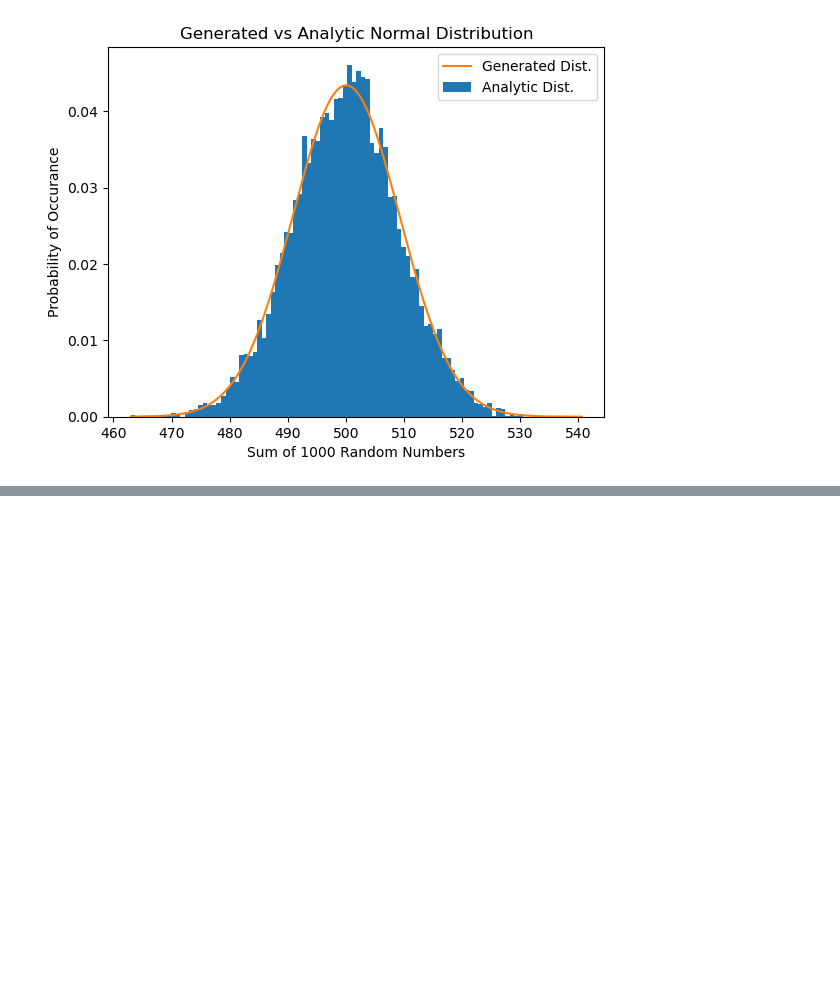
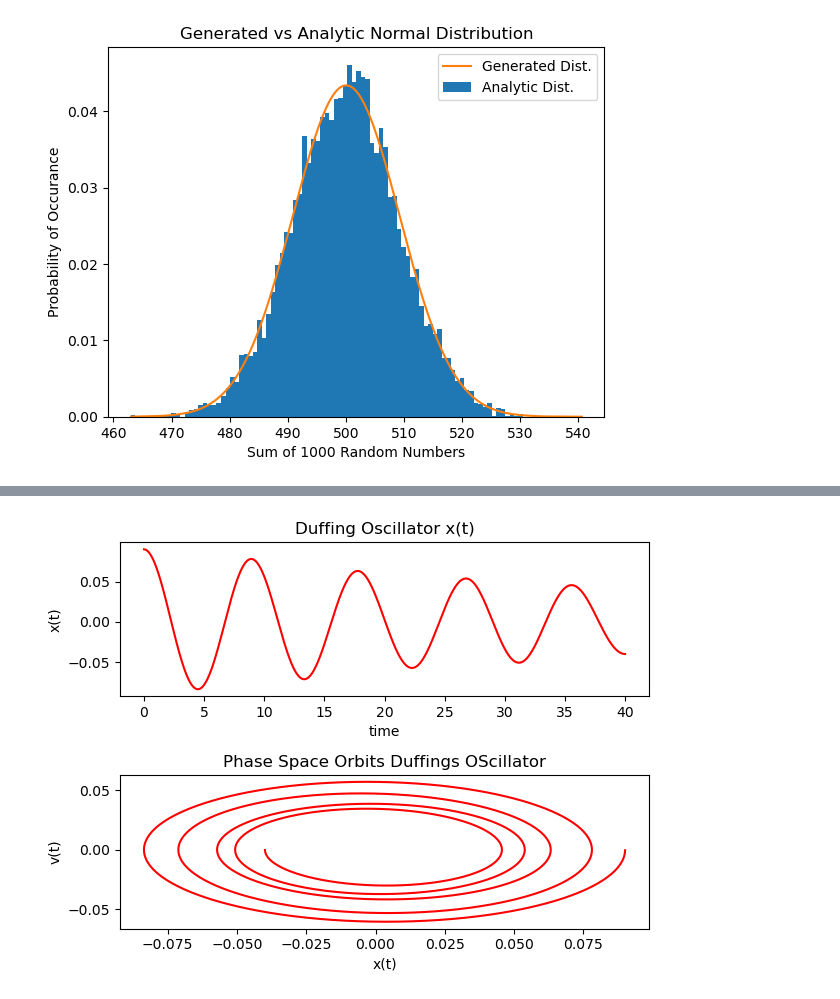
Before and after one commit to ah92zub/Computational-Physics-Python, a Jupyter notebook: Chapter 1 Computational Basics Python/Chapter 1.ipynb, the cells around one changed output, grey strips where cells are left out. Cells and saved outputs as stored; diff of their text form; code cells hidden in the pictures; blank space fills up the shorter version.

```diff
--- a/Chapter 1 Computational Basics Python/Chapter 1.ipynb
+++ b/Chapter 1 Computational Basics Python/Chapter 1.ipynb
@@ -544,0 +610,50 @@ p.legend(['Generated Dist.', 'Analytic Dist.' ])
+# %%
+# solving Duffing Oscillator with rk4
+# intialize variables
+t_start = 0.
+t_end = 40.
+h = 0.01
+# order of the equation
+N = 2
+tt = []
+yy = []
+yv = []
+# Initial  Conditions, position and velocity
+y = np.zeros((N), float)
+y[0] = 0.09
+y[1] = 0.
+
+
+# define the forcing function
+def f(t, y):
+    a = 0.5
+    b= -0.5
+    g = 0.02
+    A = 0.0008
+    w = 1.
+    fvector = np.zeros((2), float)
+    fvector[0] = y[1]
+    fvector[1] = -2*g*y[1] - a*y[0] -b*y[0]**3 + A*np.cos(w*t)
+    return fvector
+
+for t in np.arange(t_start, t_end, h):
+    y = rk4Alg(t, h, N, y, f)
+    tt.append(t)
+    yy.append(y[0])
+    yv.append(y[1])
+
+# plotting the position
+p.subplot(2,1,1)
+p.plot(tt, yy, 'r')
+p.title('Duffing Oscillator x(t)')
+p.xlabel('time')
+p.ylabel('x(t)')
+# plotting the phase space
+p.subplot(2,1,2)
+p.plot(yy, yv, 'r')
+p.title('Phase Space Orbits Duffings OScillator')
+p.xlabel('x(t)')
+p.ylabel('v(t)')
+p.tight_layout()
+# %% [output]
+[figure, added]
```
Also changed, not shown: parts of 3 cells of this notebook.
